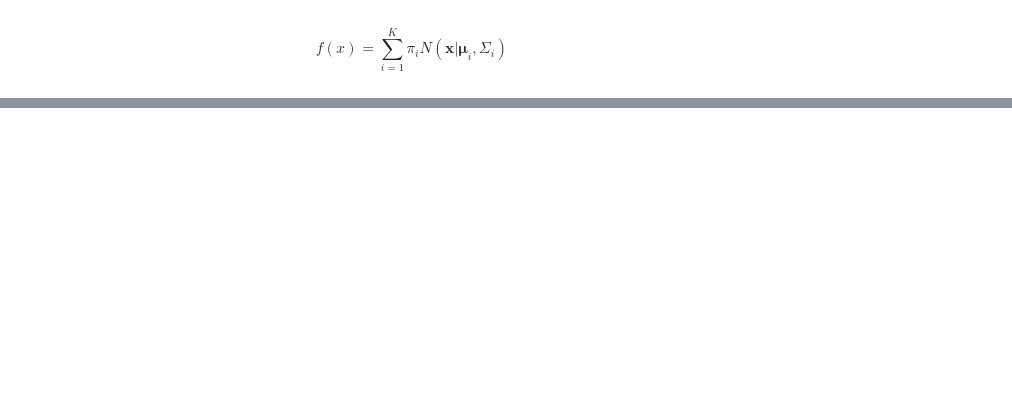
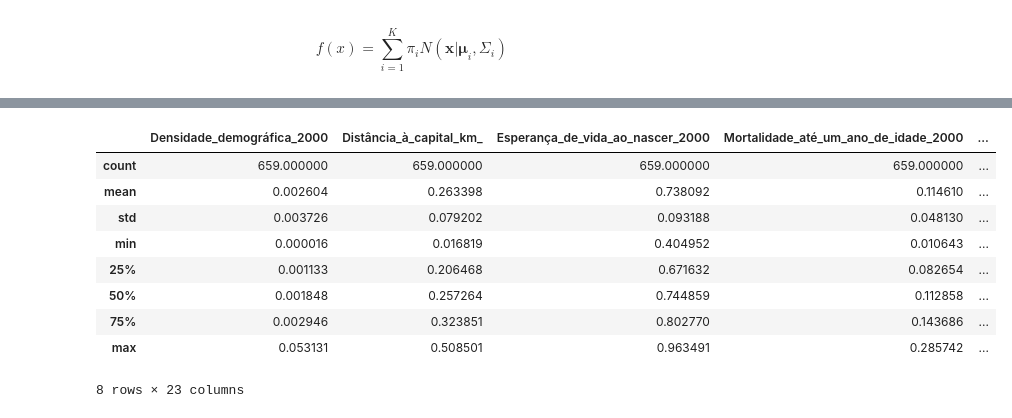
Before and after one commit to Jailsonrs/Poneglyph, a Jupyter notebook: UMAP-GMM.ipynb, the cells around one changed output, grey strips where cells are left out. Drawn from its saved outputs; the diff is of its cells as text; code cells hidden in the pictures; blank space fills up the shorter version.

```diff
--- a/UMAP-GMM.ipynb
+++ b/UMAP-GMM.ipynb
@@ -261,0 +320,13 @@ Name: model, dtype: int64
+# %%
+dados_clusterizados[dados_clusterizados['model'] == 0].describe()
+# %% [output]
+|  | Densidade_demográfica_2000 | Distância_à_capital_km_ | Esperança_de_vida_ao_nascer_2000 | Mortalidade_até_um_ano_de_idade_2000 | ... |
+| count | 659.000000 | 659.000000 | 659.000000 | 659.000000 | ... |
+| mean | 0.002604 | 0.263398 | 0.738092 | 0.114610 | ... |
+| std | 0.003726 | 0.079202 | 0.093188 | 0.048130 | ... |
+| min | 0.000016 | 0.016819 | 0.404952 | 0.010643 | ... |
+| 25% | 0.001133 | 0.206468 | 0.671632 | 0.082654 | ... |
+| 50% | 0.001848 | 0.257264 | 0.744859 | 0.112858 | ... |
+| 75% | 0.002946 | 0.323851 | 0.802770 | 0.143686 | ... |
+| max | 0.053131 | 0.508501 | 0.963491 | 0.285742 | ... |
+8 rows × 23 columns
```
Also changed, not shown: parts of 20 cells of this notebook.
